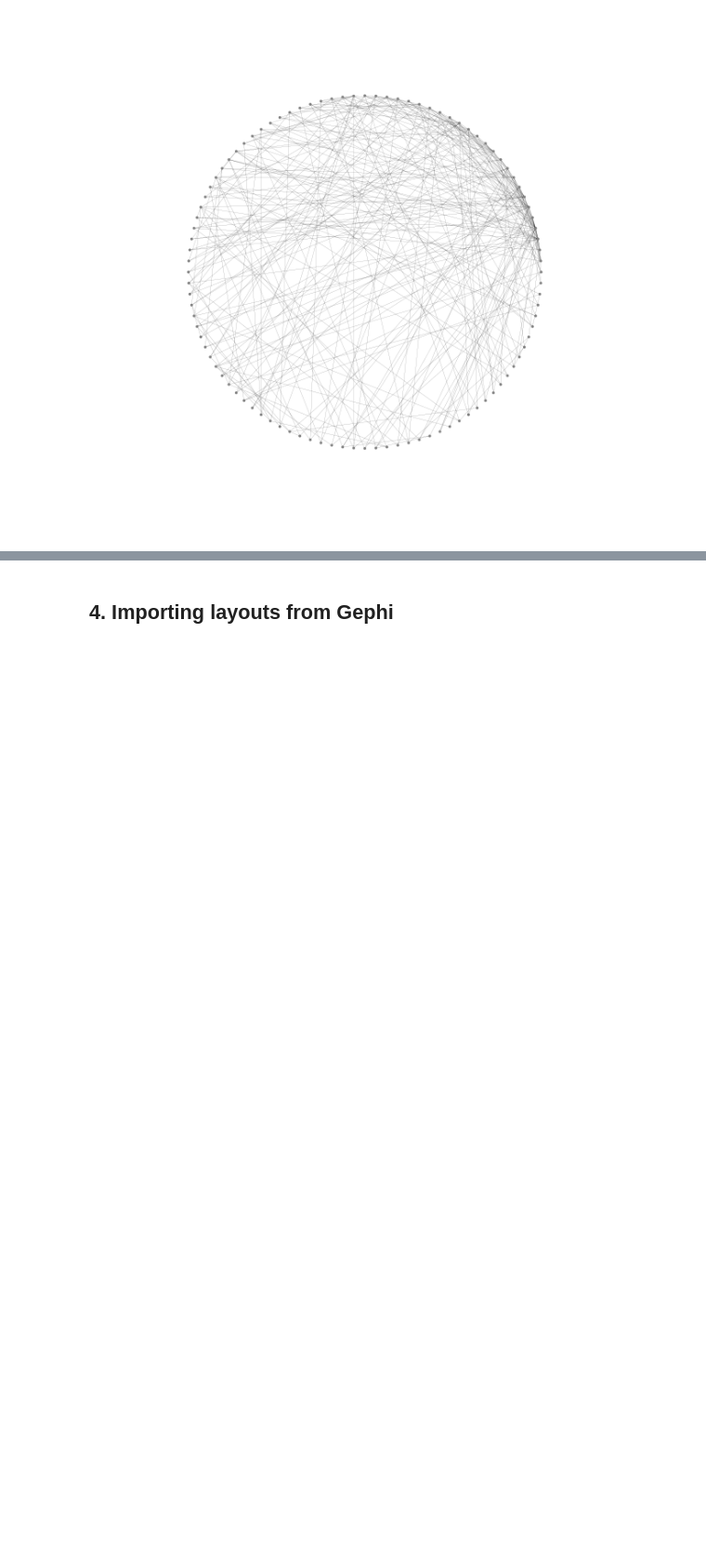
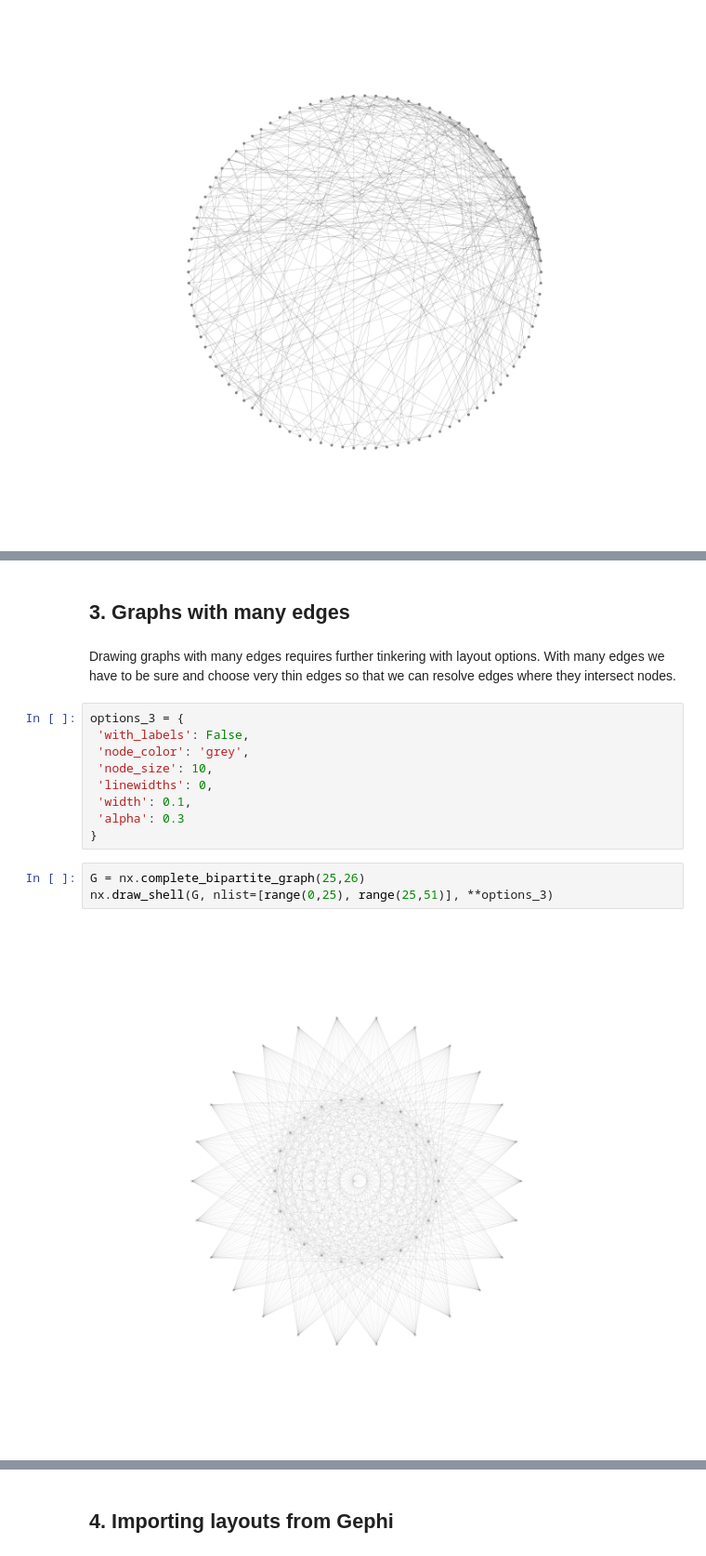
Before and after one commit to MHenderson/graph-drawing, a Jupyter notebook: networkx-drawing-notebook.ipynb, the cells around one changed output, grey strips where cells are left out. Shown at 93% size. Saved outputs shown, nothing was run; the diff lists cells and outputs as text; blank space fills up the shorter version.

```diff
--- a/networkx-drawing-notebook.ipynb
+++ b/networkx-drawing-notebook.ipynb
@@ -134,0 +147,18 @@ nx.draw_circular(G, **options_2)
+# %% [markdown]
+## 3. Graphs with many edges
+# %% [markdown]
+Drawing graphs with many edges requires further tinkering with layout options. With many edges we have to be sure and choose very thin edges so that we can resolve edges where they intersect nodes.
+# %%
+options_3 = {
+ 'with_labels': False,
+ 'node_color': 'grey',
+ 'node_size': 10,
+ 'linewidths': 0,
+ 'width': 0.1,
+ 'alpha': 0.3
+}
+# %%
+G = nx.complete_bipartite_graph(25,26)
+nx.draw_shell(G, nlist=[range(0,25), range(25,51)], **options_3)
+# %% [output]
+[figure, added]
```
Also changed, not shown: parts of 20 cells of this notebook.
